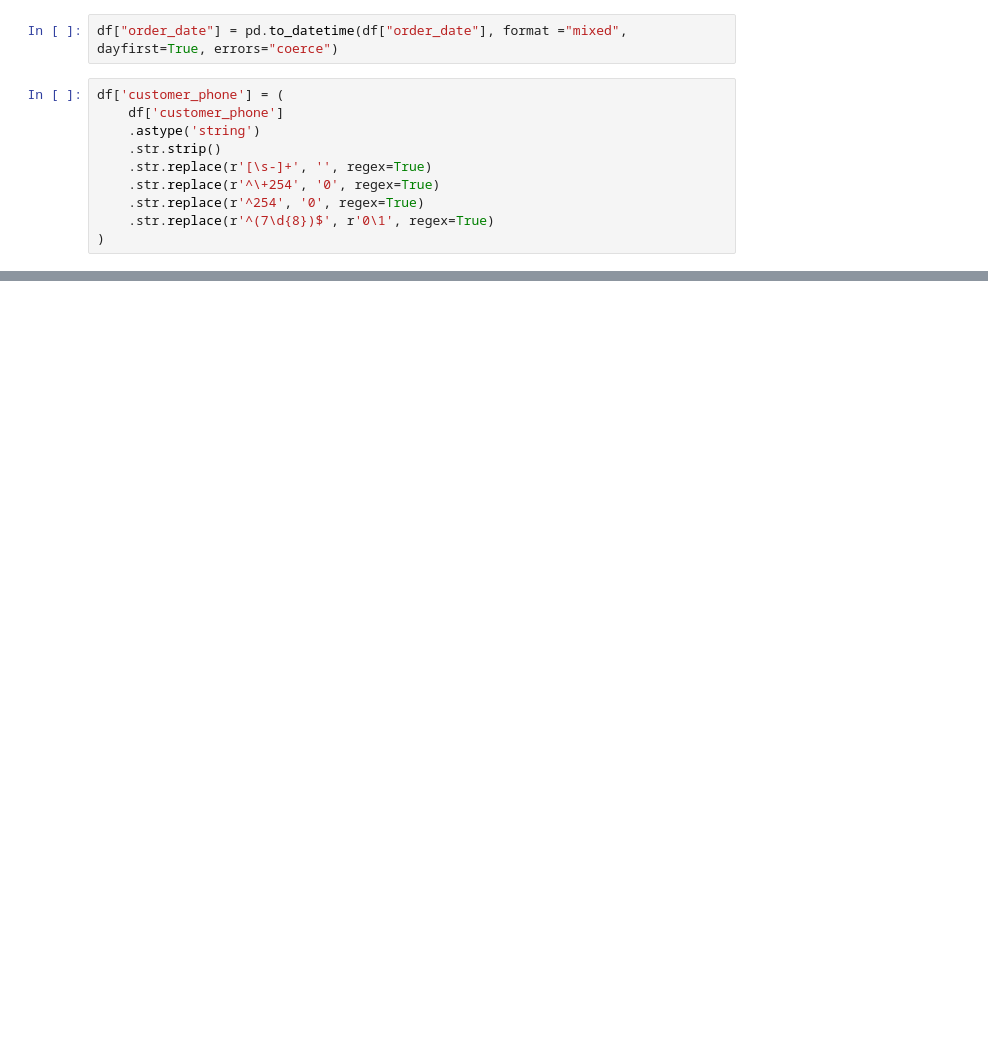
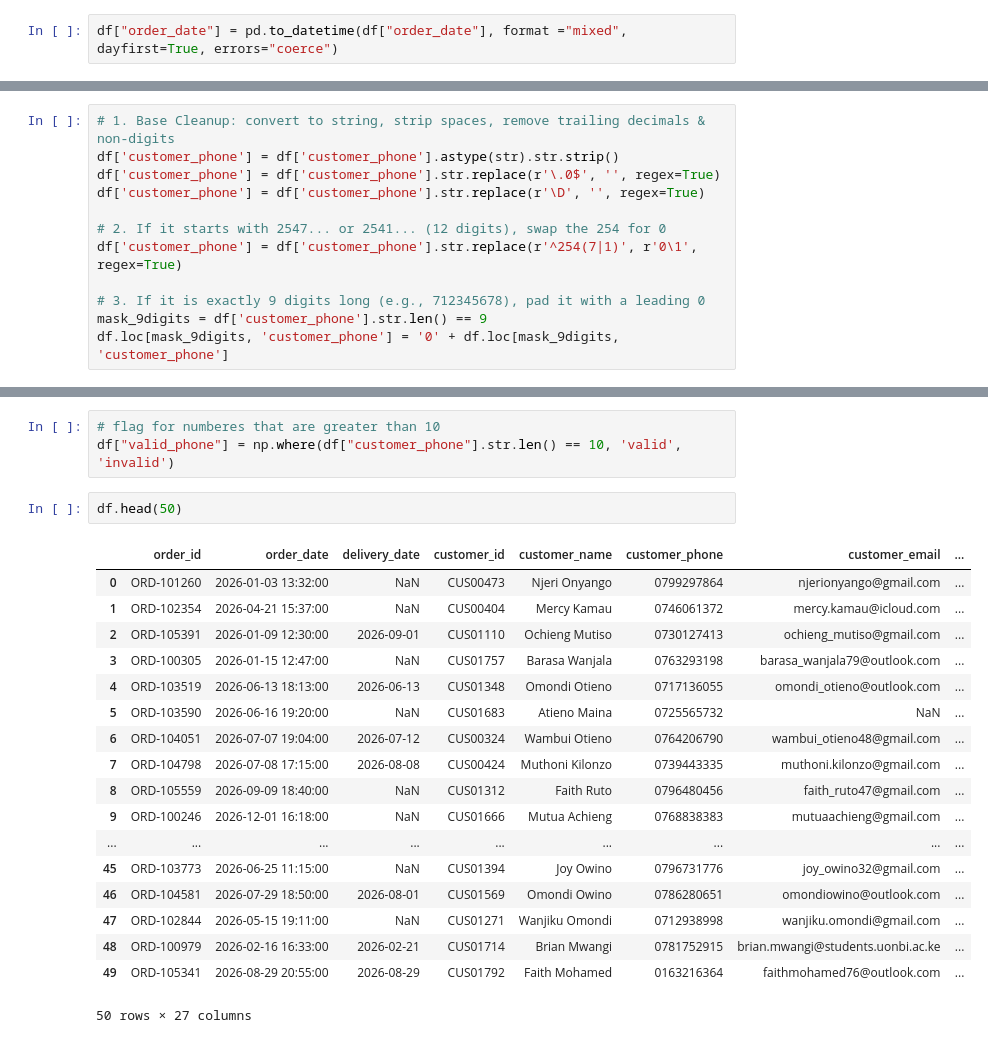
Before and after one commit to pinkleather221/new_app, a Jupyter notebook: notebooks/pharmacy_sales.ipynb, the cells around one changed output, grey strips where cells are left out. Drawn from its saved outputs; the diff is of its cells as text; blank space fills up the shorter version.

Commit message:
cleaned the customer_phone column and flagged the invalid phone numbers

```diff
--- a/notebooks/pharmacy_sales.ipynb
+++ b/notebooks/pharmacy_sales.ipynb
@@ -528,12 +532,2 @@ Name: order_date, Length: 6150, dtype: datetime64[us]>
 # %%
 df["order_date"] = pd.to_datetime(df["order_date"], format ="mixed", dayfirst=True, errors="coerce")
-# %%
-df['customer_phone'] = (
-    df['customer_phone']
-    .astype('string')
-    .str.strip()
-    .str.replace(r'[\s-]+', '', regex=True)
-    .str.replace(r'^\+254', '0', regex=True)
-    .str.replace(r'^254', '0', regex=True)
-    .str.replace(r'^(7\d{8})$', r'0\1', regex=True)
-)
@@ -539,0 +563,12 @@ df['customer_phone'] = (
+# %%
+# 1. Base Cleanup: convert to string, strip spaces, remove trailing decimals & non-digits
+df['customer_phone'] = df['customer_phone'].astype(str).str.strip()
+df['customer_phone'] = df['customer_phone'].str.replace(r'\.0$', '', regex=True)
+df['customer_phone'] = df['customer_phone'].str.replace(r'\D', '', regex=True)
+
+# 2. If it starts with 2547... or 2541... (12 digits), swap the 254 for 0
+df['customer_phone'] = df['customer_phone'].str.replace(r'^254(7|1)', r'0\1', regex=True)
+
+# 3. If it is exactly 9 digits long (e.g., 712345678), pad it with a leading 0
+mask_9digits = df['customer_phone'].str.len() == 9
+df.loc[mask_9digits, 'customer_phone'] = '0' + df.loc[mask_9digits, 'customer_phone']
@@ -539,0 +585,24 @@ df['customer_phone'] = (
+# %%
+# flag for numberes that are greater than 10
+df["valid_phone"] = np.where(df["customer_phone"].str.len() == 10, 'valid', 'invalid')
+# %%
+df.head(50)
+# %% [output]
+|  | order_id | order_date | delivery_date | customer_id | customer_name | customer_phone | customer_email | ... |
+| 0 | ORD-101260 | 2026-01-03 13:32:00 | NaN | CUS00473 | Njeri Onyango | 0799297864 | njerionyango@gmail.com | ... |
+| 1 | ORD-102354 | 2026-04-21 15:37:00 | NaN | CUS00404 | Mercy Kamau | 0746061372 | mercy.kamau@icloud.com | ... |
+| 2 | ORD-105391 | 2026-01-09 12:30:00 | 2026-09-01 | CUS01110 | Ochieng Mutiso | 0730127413 | ochieng_mutiso@gmail.com | ... |
+| 3 | ORD-100305 | 2026-01-15 12:47:00 | NaN | CUS01757 | Barasa Wanjala | 0763293198 | barasa_wanjala79@outlook.com | ... |
+| 4 | ORD-103519 | 2026-06-13 18:13:00 | 2026-06-13 | CUS01348 | Omondi Otieno | 0717136055 | omondi_otieno@outlook.com | ... |
+| 5 | ORD-103590 | 2026-06-16 19:20:00 | NaN | CUS01683 | Atieno Maina | 0725565732 | NaN | ... |
+| 6 | ORD-104051 | 2026-07-07 19:04:00 | 2026-07-12 | CUS00324 | Wambui Otieno | 0764206790 | wambui_otieno48@gmail.com | ... |
+| 7 | ORD-104798 | 2026-07-08 17:15:00 | 2026-08-08 | CUS00424 | Muthoni Kilonzo | 0739443335 | muthoni.kilonzo@gmail.com | ... |
+| 8 | ORD-105559 | 2026-09-09 18:40:00 | NaN | CUS01312 | Faith Ruto | 0796480456 | faith_ruto47@gmail.com | ... |
+| 9 | ORD-100246 | 2026-12-01 16:18:00 | NaN | CUS01666 | Mutua Achieng | 0768838383 | mutuaachieng@gmail.com | ... |
+| ... | ... | ... | ... | ... | ... | ... | ... | ... |
+| 45 | ORD-103773 | 2026-06-25 11:15:00 | NaN | CUS01394 | Joy Owino | 0796731776 | joy_owino32@gmail.com | ... |
+| 46 | ORD-104581 | 2026-07-29 18:50:00 | 2026-08-01 | CUS01569 | Omondi Owino | 0786280651 | omondiowino@outlook.com | ... |
+| 47 | ORD-102844 | 2026-05-15 19:11:00 | NaN | CUS01271 | Wanjiku Omondi | 0712938998 | wanjiku.omondi@gmail.com | ... |
+| 48 | ORD-100979 | 2026-02-16 16:33:00 | 2026-02-21 | CUS01714 | Brian Mwangi | 0781752915 | brian.mwangi@students.uonbi.ac.ke | ... |
+| 49 | ORD-105341 | 2026-08-29 20:55:00 | 2026-08-29 | CUS01792 | Faith Mohamed | 0163216364 | faithmohamed76@outlook.com | ... |
+50 rows × 27 columns
```
Also changed, not shown: parts of 11 cells of this notebook.
